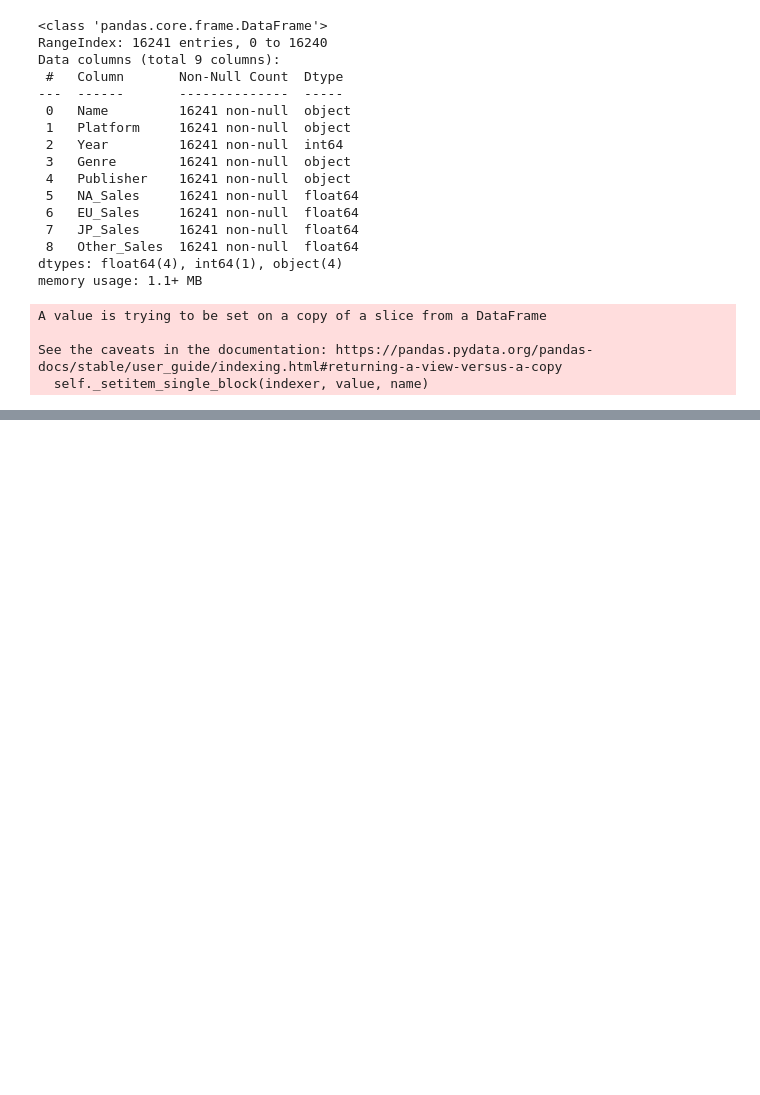
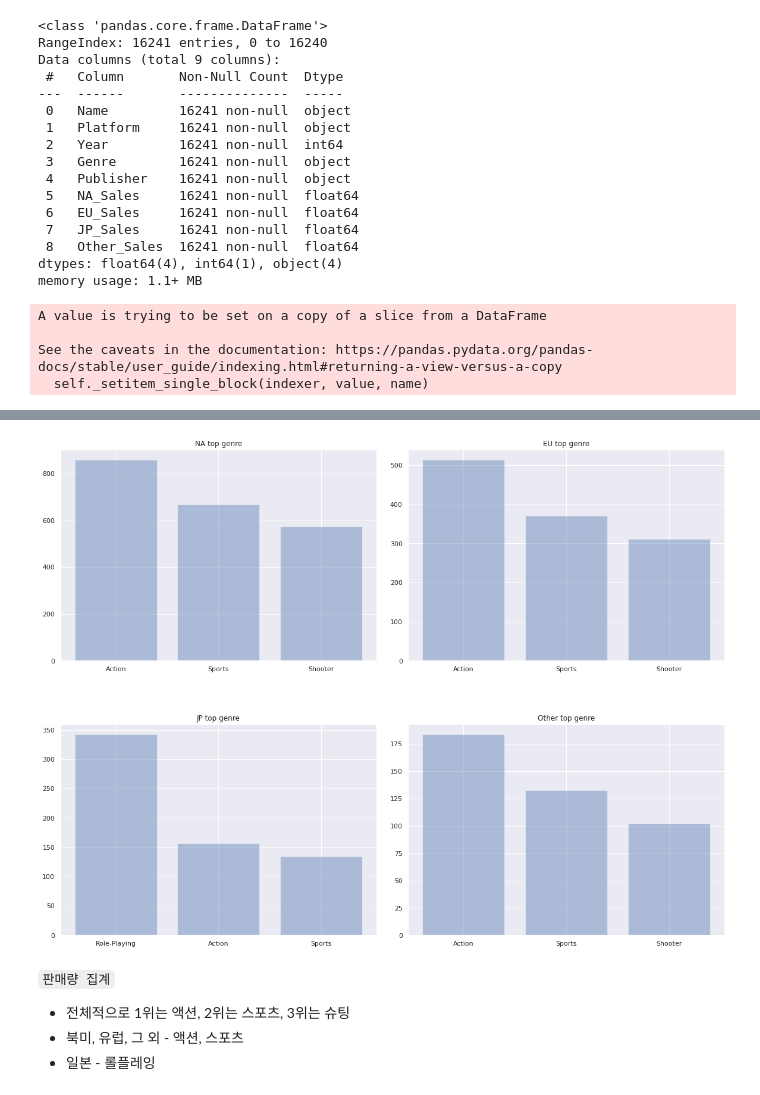
Before and after one commit to sigma-wbi/Game_Analysis_Project, a Jupyter notebook: Section_1_Project.ipynb, the cells around one changed output, grey strips where cells are left out. Drawn from its saved outputs; the diff is of its cells as text; code cells hidden in the pictures; blank space fills up the shorter version.

```diff
--- a/Section_1_Project.ipynb
+++ b/Section_1_Project.ipynb
@@ -319,0 +370,12 @@ Name: Genre, dtype: int64
+# %%
+df_top_genre_na = df_genre_na.sort_values(by='NA_Sales',ascending=False)
+df_top_genre_na = df_top_genre_na.head(3)
+
+df_top_genre_eu = df_genre_eu.sort_values(by='EU_Sales',ascending=False)
+df_top_genre_eu = df_top_genre_eu.head(3)
+
+df_top_genre_jp = df_genre_jp.sort_values(by='JP_Sales',ascending=False)
+df_top_genre_jp = df_top_genre_jp.head(3)
+
+df_top_genre_ot = df_genre_ot.sort_values(by='Other_Sales',ascending=False)
+df_top_genre_ot = df_top_genre_ot.head(3)
@@ -319,0 +431,23 @@ Name: Genre, dtype: int64
+# %%
+f, axes =plt.subplots(2,2)
+# 격자 크기 설정
+f.set_size_inches((20, 15))
+# 격자 여백 설정
+plt.subplots_adjust(wspace = 0.1, hspace = 0.3)
+
+axes[0,0].bar(df_top_genre_na['Genre'],df_top_genre_na['NA_Sales'],alpha = 0.4)
+axes[0, 0].set_title('NA top genre', fontsize = 12)
+axes[0,1].bar(df_top_genre_eu['Genre'],df_top_genre_eu['EU_Sales'],alpha = 0.4)
+axes[0, 1].set_title('EU top genre', fontsize = 12)
+axes[1,0].bar(df_top_genre_jp['Genre'],df_top_genre_jp['JP_Sales'],alpha = 0.4)
+axes[1, 0].set_title('JP top genre', fontsize = 12)
+axes[1,1].bar(df_top_genre_ot['Genre'],df_top_genre_ot['Other_Sales'],alpha = 0.4)
+axes[1, 1].set_title('Other top genre', fontsize = 12)
+plt.show()
+# %% [output]
+[figure, added]
+# %% [markdown]
+`판매량 집계`
+*   전체적으로 1위는 액션, 2위는 스포츠, 3위는 슈팅
+*   북미, 유럽, 그 외  - 액션, 스포츠
+*   일본 - 롤플레잉
```
Also changed, not shown: parts of 42 cells of this notebook.
